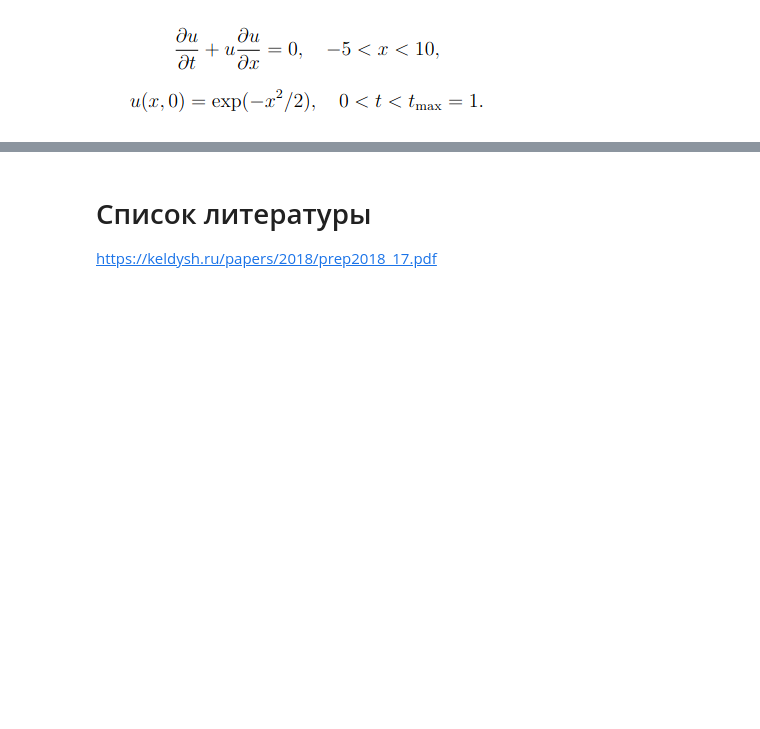
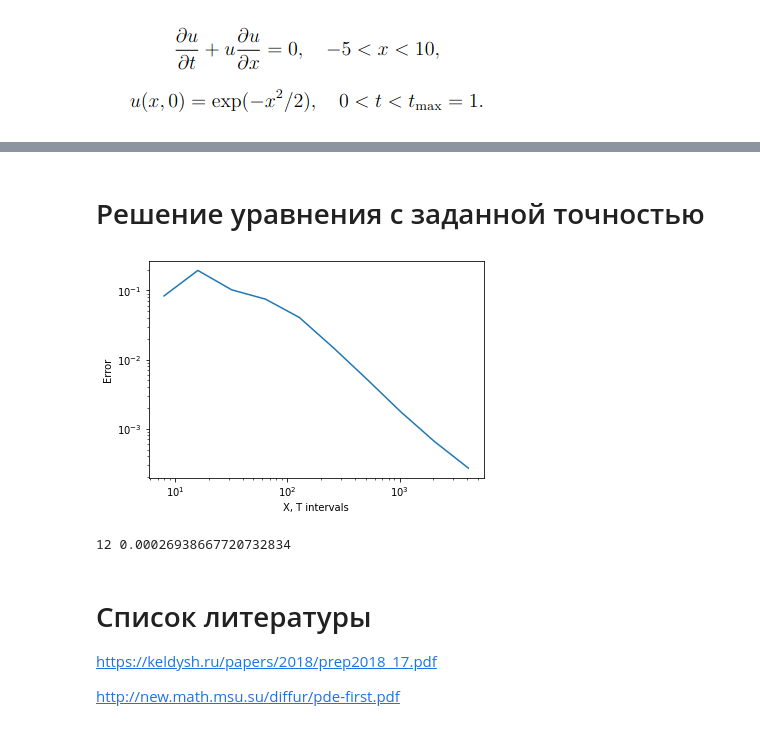
Before and after one commit to AntonioWanderer/CompPhys22, a Jupyter notebook: Hopf_Equation.ipynb, the cells around one changed output, grey strips where cells are left out. Saved outputs shown, nothing was run; the diff lists cells and outputs as text; code cells hidden in the pictures; blank space fills up the shorter version.

```diff
--- a/Hopf_Equation.ipynb
+++ b/Hopf_Equation.ipynb
@@ -222,0 +225,8 @@ framesToShow3d = 360
+# %%
+#задание сетки
+xIntervals = 200
+timeIntervals = 50
+xFrom = -5
+xTo = 10
+timeFrom = 0
+timeTo = 1
@@ -235,3 +286,53 @@ name2d = "2D" + nameString
+# %% [markdown]
+# Решение уравнения с заданной точностью
+# %%
+prec = 1e-3 #укажем наперёд заданную точность, которую хотим получить
+
+xIntervals = 4
+timeIntervals = 4
+xFrom = -5
+xTo = 10
+timeFrom = 0
+timeTo = 1
+# %%
+errors = []
+intervals = []
+iX = 1
+iT = 1
+while True:
+  iX += 1
+  iT += 1
+  xIntervals = 2 ** iX
+  timeIntervals = 2 ** iT
+  dx = (xTo - xFrom)/xIntervals
+  dt = (timeTo - timeFrom)/timeIntervals
+  pointsE = ComputeExplicit(xFrom, xTo, timeFrom, timeTo, xIntervals, timeIntervals)
+  if iX > 2:
+    m = 0
+    for nT in range(timeIntervals//2+1):
+      for nX in range(xIntervals//2+1):
+        diff = abs(pointsE[nX*2, nT*2] - pointsEPast[nX, nT])
+        if diff > m:
+          m = diff
+    intervals.append(timeIntervals)
+    errors.append(m)
+  if m < prec/2:
+    break
+  pointsEPast = pointsE
+fig = plt.figure()
+ax = plt.axes()
+ax.set_xscale('log')
+ax.set_yscale('log')
+ax.set_xlabel("X, T intervals")
+ax.set_ylabel("Error")
+ax.plot(intervals, errors)
+plt.show()
+print(iX, m)
+# %% [output]
+[figure, added]
+12 0.00026938667720732834
 # %% [markdown]
 # Список литературы
 https://keldysh.ru/papers/2018/prep2018_17.pdf
+
+http://new.math.msu.su/diffur/pde-first.pdf
```
Also changed, not shown: parts of 47 cells of this notebook.
